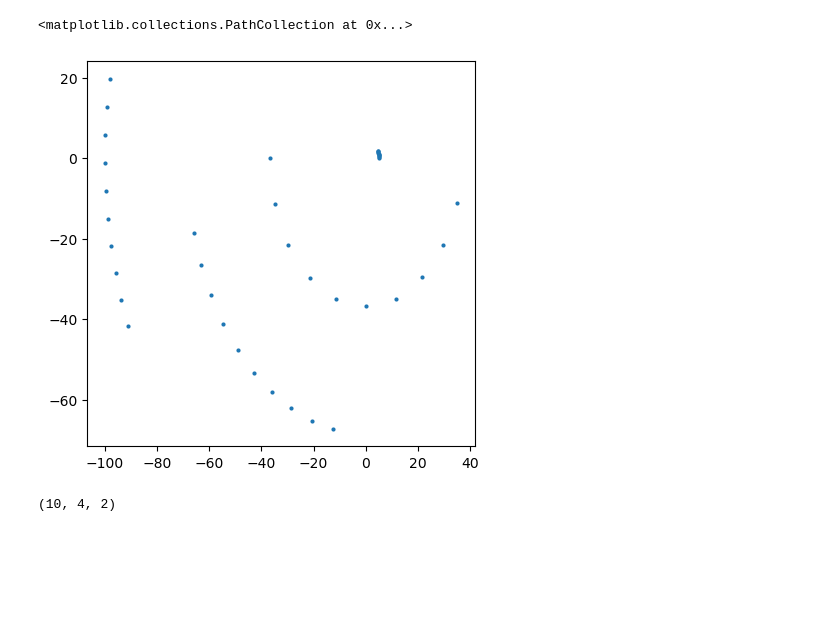
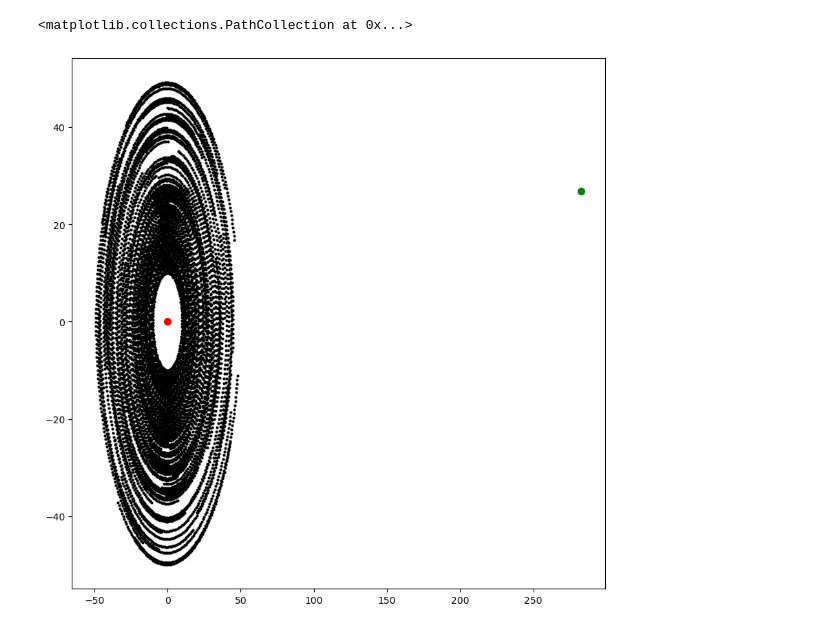
Before and after one commit to tigerchenlu98/rebound, a Jupyter notebook: ipython_examples/Three_Sections_June_16.ipynb, the cells around one changed output. Drawn from its saved outputs; the diff is of its cells as text; code cells hidden in the pictures; blank space fills up the shorter version.

```diff
--- a/ipython_examples/Three_Sections_June_16.ipynb
+++ b/ipython_examples/Three_Sections_June_16.ipynb
@@ -36,0 +35,11 @@ for i in range(sim.N):
+# %%
+#Snapshot.Beginning (No time). (x,z). Debris Disk Diameter = 50 AU
+fig = plt.figure(figsize=(10,10))
+plt.scatter(sim.particles[0].x, sim.particles[0].z,marker=".",color='r',linewidth=5)
+plt.scatter(sim.particles[-1].x, sim.particles[-1].z,marker=".",color='g',linewidth=5)
+ax=plt.subplot()
+ax.set_ylabel("Major Axis Distance (AU)")
+ax.set_xlabel("Distance (AU)")
+for j in range(sim.N-2):
+    i=j+1
+    plt.scatter(sim.particles[i].x, sim.particles[i].z,marker=".",color='k',linewidth=0)
@@ -36,0 +48,10 @@ for i in range(sim.N):
+# %%
+fig = plt.figure(figsize=(10,10))
+plt.scatter(sim.particles[0].y, sim.particles[0].z,marker=".",color='r',linewidth=5)
+plt.scatter(sim.particles[-1].y, sim.particles[-1].z,marker=".",color='g',linewidth=5)
+ax=plt.subplot()
+ax.set_ylabel("Major Axis Distance (AU)")
+ax.set_xlabel("Distance (AU)")
+for j in range(sim.N-2):
+    i=j+1
+    plt.scatter(sim.particles[i].y, sim.particles[i].z,marker=".",color='k',linewidth=0)
@@ -37,23 +60,26 @@ for i in range(sim.N):
 # %%
 Time=100.*2*np.pi
-N_out=10
+N_out=100
 xy=np.zeros((N_out,Testparticle,2))
 times=np.linspace(0,Time,N_out)
 for i, time in enumerate(times):
     sim.integrate(time, exact_finish_time=0)
     for j, p in enumerate(sim.particles[1:-1]):
         xy[i][j]=[p.x,p.y]
+
+fig = plt.figure(figsize=(10,10))
+plt.scatter(sim.particles[0].x, sim.particles[0].y,marker=".",color='r',linewidth=5)
+plt.scatter(sim.particles[-1].x, sim.particles[-1].y,marker=".",color='g',linewidth=5)
+
+
+ax = plt.subplot()
+#ax.set_xlim([-4,4])
+#ax.set_ylim([-4,4])
+plt.scatter(xy[:,:,0],xy[:,:,1],marker=".",color='k',linewidth=0)
+
+#The stuff in the colins are the particles on the plt.scatter plot
+
+#put here
+# %% [output]
+<matplotlib.collections.PathCollection at 0x...>
+[figure, added]
-# %%
-import matplotlib.pyplot as plt
-fig = plt.figure(figsize=(5,5))
-ax = plt.subplot(111)
-#ax.set_xlim([-4,4])
-#ax.set_ylim([-4,4])
-plt.scatter(xy[:,:,0],xy[:,:,1],marker=".",linewidth=0)
-# %% [output]
-<matplotlib.collections.PathCollection at 0x...>
-[figure, removed]
-# %%
-xy.shape
-# %% [output]
-(10, 4, 2)
```
Also changed, not shown: parts of 8 cells of this notebook.
